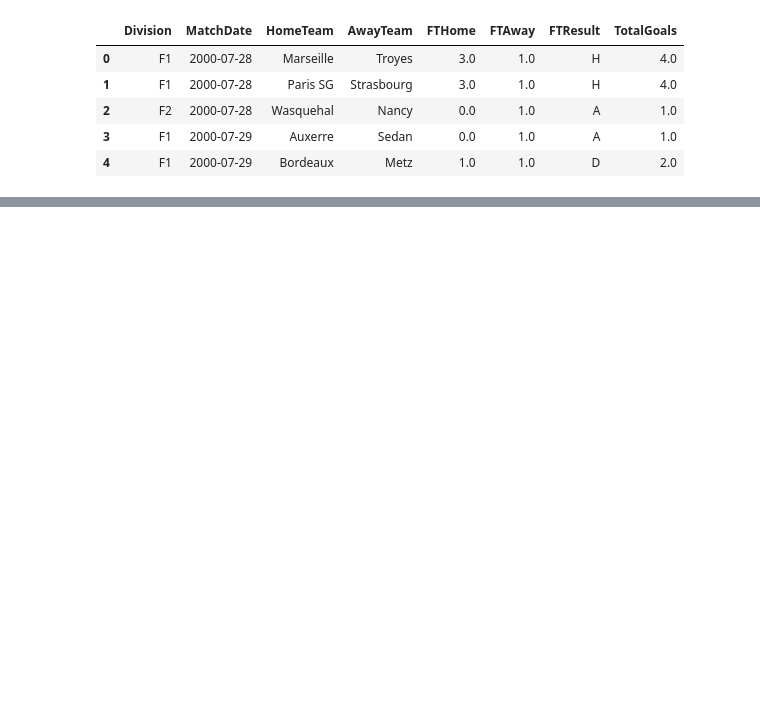
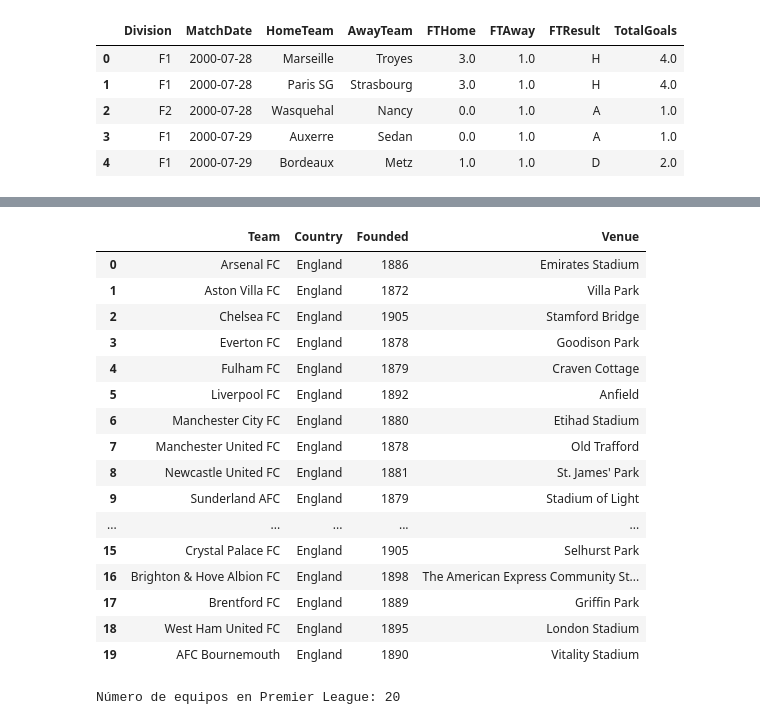
Before and after one commit to kevinjgonzalezp-ui/Football-Data-Analysis, a Jupyter notebook: Untitled-1.ipynb, the cells around one changed output, grey strips where cells are left out. Cells and saved outputs as stored; diff of their text form; code cells hidden in the pictures; blank space fills up the shorter version.

```diff
--- a/Untitled-1.ipynb
+++ b/Untitled-1.ipynb
@@ -96,0 +238,7 @@ df.head()
+# %%
+import requests
+import pandas as pd
+
+headers = {
+    "X-Auth-Token": "4e9ae5d945e145519539a73457dea62e"
+}
@@ -96,0 +298,7 @@ df.head()
+# %%
+url = "https://api.football-data.org/v4/competitions/PL/teams"
+
+response = requests.get(url, headers=headers)
+api_teams = response.json()
+
+api_teams
@@ -96,0 +323,36 @@ df.head()
+# %%
+teams_list = []
+
+for team in api_teams["teams"]:
+    teams_list.append({
+        "Team": team["name"],
+        "Country": team["area"]["name"],
+        "Founded": team.get("founded"),
+        "Venue": team.get("venue")
+    })
+
+teams_df = pd.DataFrame(teams_list)
+
+teams_df
+# %% [output]
+|  | Team | Country | Founded | Venue |
+| 0 | Arsenal FC | England | 1886 | Emirates Stadium |
+| 1 | Aston Villa FC | England | 1872 | Villa Park |
+| 2 | Chelsea FC | England | 1905 | Stamford Bridge |
+| 3 | Everton FC | England | 1878 | Goodison Park |
+| 4 | Fulham FC | England | 1879 | Craven Cottage |
+| 5 | Liverpool FC | England | 1892 | Anfield |
+| 6 | Manchester City FC | England | 1880 | Etihad Stadium |
+| 7 | Manchester United FC | England | 1878 | Old Trafford |
+| 8 | Newcastle United FC | England | 1881 | St. James' Park |
+| 9 | Sunderland AFC | England | 1879 | Stadium of Light |
+| ... | ... | ... | ... | ... |
+| 15 | Crystal Palace FC | England | 1905 | Selhurst Park |
+| 16 | Brighton & Hove Albion FC | England | 1898 | The American Express Community St... |
+| 17 | Brentford FC | England | 1889 | Griffin Park |
+| 18 | West Ham United FC | England | 1895 | London Stadium |
+| 19 | AFC Bournemouth | England | 1890 | Vitality Stadium |
+# %%
+print("Número de equipos en Premier League:", len(teams_df))
+# %% [output]
+Número de equipos en Premier League: 20
```
Also changed, not shown: parts of 27 cells of this notebook, 1 other file.
